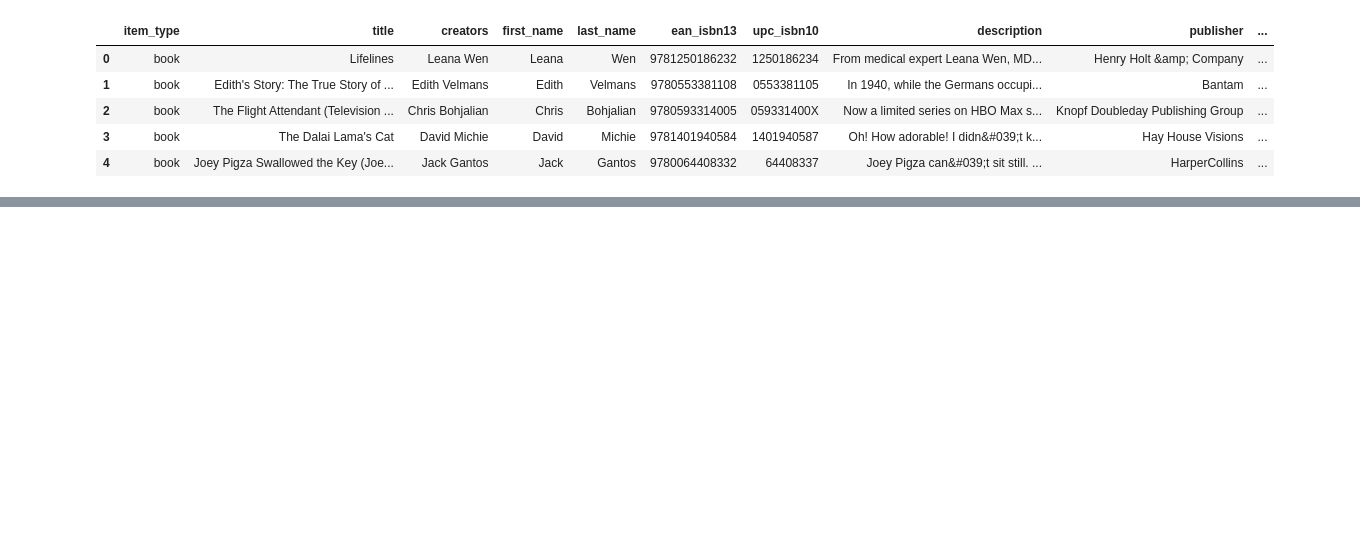
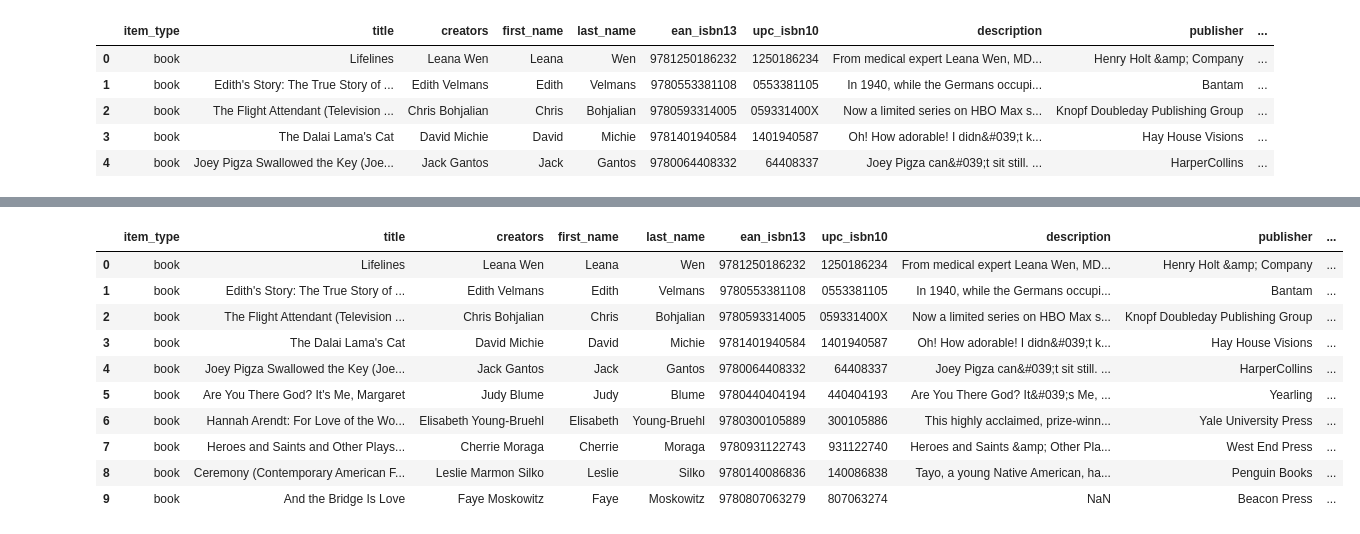
Before and after one commit to camdenblatchly/littlelibraries, a Jupyter notebook: scripts/libib_exploration.ipynb, the cells around one changed output, grey strips where cells are left out. Drawn from its saved outputs; the diff is of its cells as text; code cells hidden in the pictures; blank space fills up the shorter version.

Commit message:
pulled more book info from OpenLib and Google APIs

```diff
--- a/scripts/libib_exploration.ipynb
+++ b/scripts/libib_exploration.ipynb
@@ -30,16 +30,38 @@ df.head()
 | 4 | book | Joey Pigza Swallowed the Key (Joe... | Jack Gantos | Jack | Gantos | 9780064408332 | 64408337 | Joey Pigza can&#039;t sit still. ... | HarperCollins | ... |
 # %%
 # Now loop through and call APIs for each entry
-for index, row in df.tail(10).iterrows():
+df['categories'] = None
+for index, row in df.head(10).iterrows():
 
     print(f"-- Getting info for {row['title']}")
     book_isbn = row["ean_isbn13"]
 
-    # Pull data from Open Library
+    # Pull subjects data from Open Library API
     response = requests.get(f"https://openlibrary.org/isbn/{book_isbn}.json")
-    pprint.pprint(response.text)
+    open_lib_details = response.json()
 
-    # Pull data from Google Books API
-    # response = requests.get(f"https://www.googleapis.com/books/v1/volumes?q=isbn:{book_isbn}")
-    # pprint.pprint(response.text)
+    if 'subjects' in open_lib_details:
+        subjects = open_lib_details['subjects']
+        cleaned_subjects = ', '.join([subj.replace(',', '') for subj in subjects])
+        df.at[index, 'subjects'] = cleaned_subjects
+
+    if 'physical_format' in open_lib_details:
+        df.at[index, 'physical_format'] = open_lib_details['physical_format']
+
+    # Pull categories data from Google Books API
+    response = requests.get(f"https://www.googleapis.com/books/v1/volumes?q=isbn:{book_isbn}")
+    google_details = response.json()
+    pprint.pprint(google_details)
+
+    try:
+        volume_info = google_details['items'][0]['volumeInfo']
+
+        if 'categories' in volume_info:
+            # Remove commas now, so I can accurately split categories on comma post-join
+            cleaned_categories = ', '.join([cat.replace(',', '') for cat in volume_info['categories']])
+            df.at[index, 'categories'] = cleaned_categories
+
+    except:
+        print(f"No Google details found for ISBN {book_isbn}")
+        df.at[index, 'categories'] = None
 # %% [output]
@@ -62,0 +85,14 @@ for index, row in df.tail(10).iterrows():
+# %%
+df.head(10)
+# %% [output]
+|  | item_type | title | creators | first_name | last_name | ean_isbn13 | upc_isbn10 | description | publisher | ... |
+| 0 | book | Lifelines | Leana Wen | Leana | Wen | 9781250186232 | 1250186234 | From medical expert Leana Wen, MD... | Henry Holt &amp; Company | ... |
+| 1 | book | Edith's Story: The True Story of ... | Edith Velmans | Edith | Velmans | 9780553381108 | 0553381105 | In 1940, while the Germans occupi... | Bantam | ... |
+| 2 | book | The Flight Attendant (Television ... | Chris Bohjalian | Chris | Bohjalian | 9780593314005 | 059331400X | Now a limited series on HBO Max s... | Knopf Doubleday Publishing Group | ... |
+| 3 | book | The Dalai Lama's Cat | David Michie | David | Michie | 9781401940584 | 1401940587 | Oh! How adorable! I didn&#039;t k... | Hay House Visions | ... |
+| 4 | book | Joey Pigza Swallowed the Key (Joe... | Jack Gantos | Jack | Gantos | 9780064408332 | 64408337 | Joey Pigza can&#039;t sit still. ... | HarperCollins | ... |
+| 5 | book | Are You There God? It's Me, Margaret | Judy Blume | Judy | Blume | 9780440404194 | 440404193 | Are You There God? It&#039;s Me, ... | Yearling | ... |
+| 6 | book | Hannah Arendt: For Love of the Wo... | Elisabeth Young-Bruehl | Elisabeth | Young-Bruehl | 9780300105889 | 300105886 | This highly acclaimed, prize-winn... | Yale University Press | ... |
+| 7 | book | Heroes and Saints and Other Plays... | Cherrie Moraga | Cherrie | Moraga | 9780931122743 | 931122740 | Heroes and Saints &amp; Other Pla... | West End Press | ... |
+| 8 | book | Ceremony (Contemporary American F... | Leslie Marmon Silko | Leslie | Silko | 9780140086836 | 140086838 | Tayo, a young Native American, ha... | Penguin Books | ... |
+| 9 | book | And the Bridge Is Love | Faye Moskowitz | Faye | Moskowitz | 9780807063279 | 807063274 | NaN | Beacon Press | ... |
```
Also changed, not shown: parts of 1 cell of this notebook.
